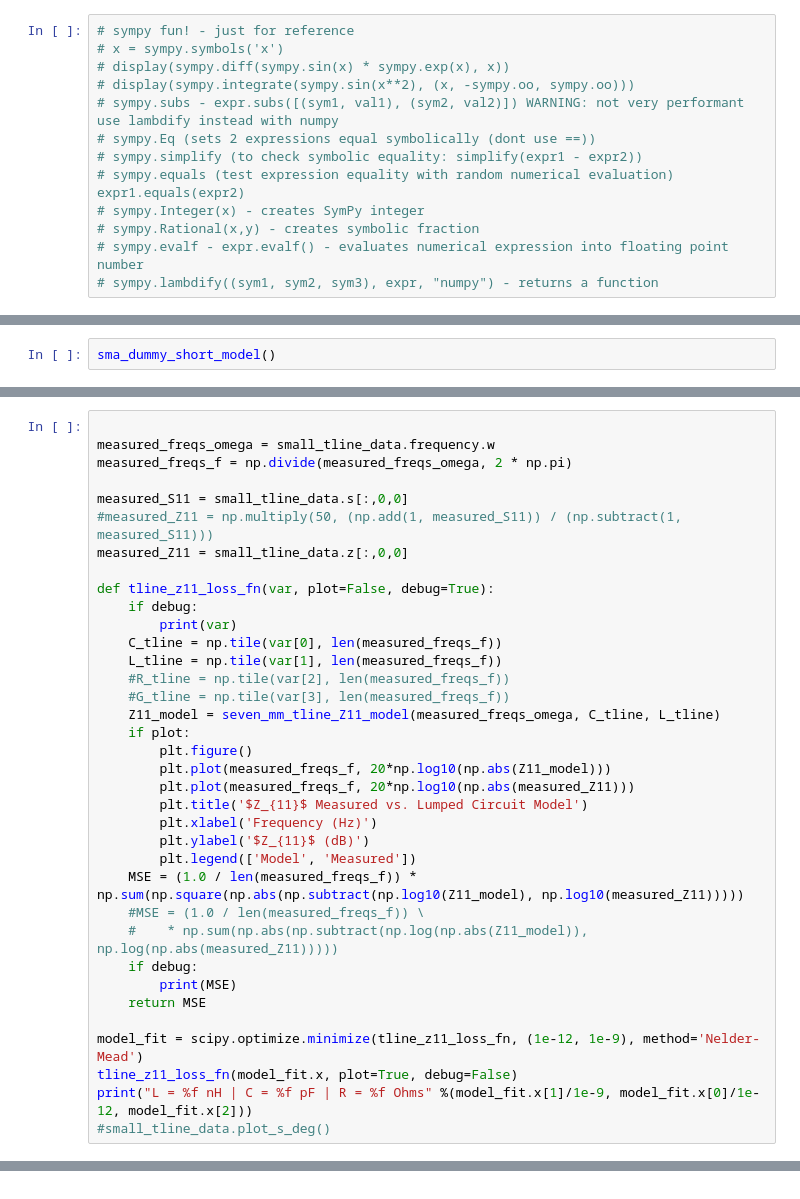
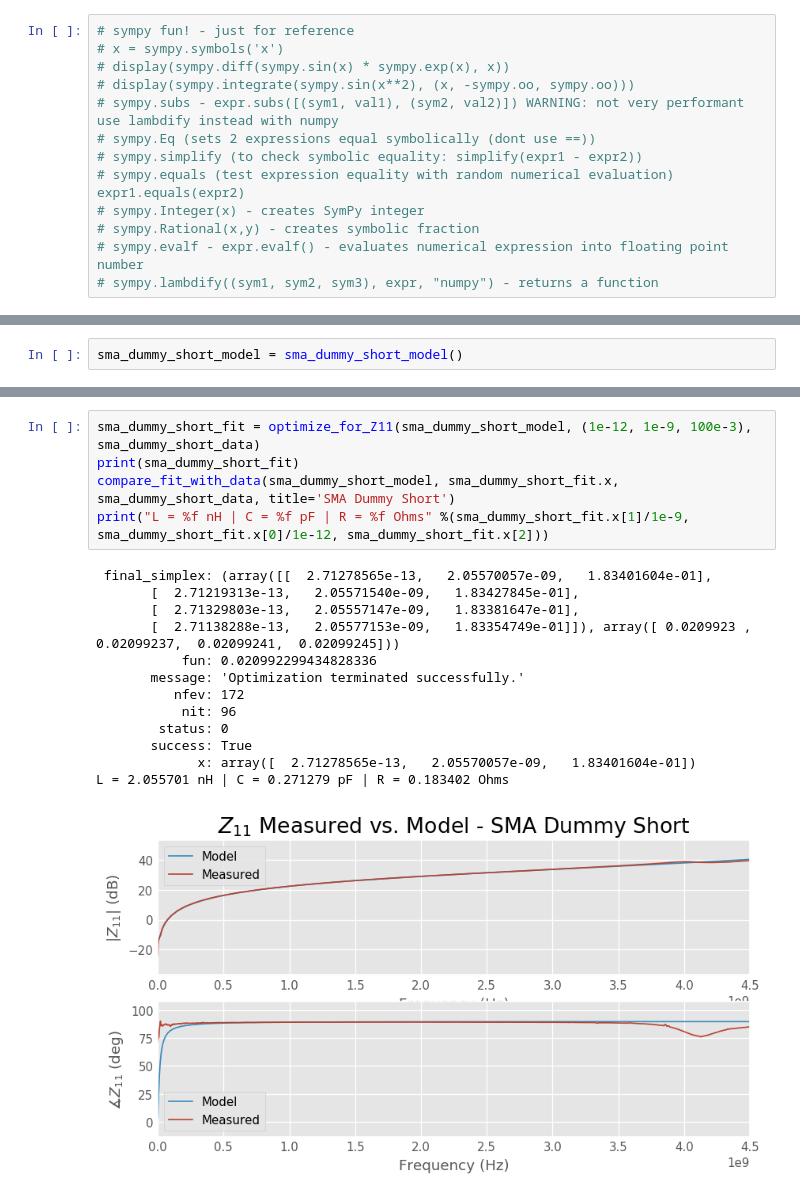
Before and after one commit to vighneshiyer/ee142_labs, a Jupyter notebook: lab1_redux/Lab1_Notebook.ipynb, the cells around one changed output, grey strips where cells are left out. Cells and saved outputs as stored; diff of their text form.

```diff
--- a/lab1_redux/Lab1_Notebook.ipynb
+++ b/lab1_redux/Lab1_Notebook.ipynb
@@ -108,5 +122,5 @@ def open_model():
 # %%
-sma_dummy_short_model()
+sma_dummy_short_model = sma_dummy_short_model()
 # %% [output]
 SMA Dummy Short Z11 Symbolic Model:
 $$- \frac{i \left(i L \omega + R\right)}{C \omega \left(i L \omega + R\right) - i}$$
@@ -177,36 +135,0 @@ $$- \frac{i L_{tline} \omega}{C_{tline} L_{tline} \omega^{2} - 1}$$
-# %%
-
-measured_freqs_omega = small_tline_data.frequency.w
-measured_freqs_f = np.divide(measured_freqs_omega, 2 * np.pi)
-
-measured_S11 = small_tline_data.s[:,0,0]
-#measured_Z11 = np.multiply(50, (np.add(1, measured_S11)) / (np.subtract(1, measured_S11)))
-measured_Z11 = small_tline_data.z[:,0,0]
-
-def tline_z11_loss_fn(var, plot=False, debug=True):
-    if debug:
-        print(var)
-    C_tline = np.tile(var[0], len(measured_freqs_f))
-    L_tline = np.tile(var[1], len(measured_freqs_f))
-    #R_tline = np.tile(var[2], len(measured_freqs_f))
-    #G_tline = np.tile(var[3], len(measured_freqs_f))
-    Z11_model = seven_mm_tline_Z11_model(measured_freqs_omega, C_tline, L_tline)
-    if plot:
-        plt.figure()
-        plt.plot(measured_freqs_f, 20*np.log10(np.abs(Z11_model)))
-        plt.plot(measured_freqs_f, 20*np.log10(np.abs(measured_Z11)))
-        plt.title('$Z_{11}$ Measured vs. Lumped Circuit Model')
-        plt.xlabel('Frequency (Hz)')
-        plt.ylabel('$Z_{11}$ (dB)')
-        plt.legend(['Model', 'Measured'])
-    MSE = (1.0 / len(measured_freqs_f)) * np.sum(np.square(np.abs(np.subtract(np.log10(Z11_model), np.log10(measured_Z11)))))
-    #MSE = (1.0 / len(measured_freqs_f)) \
-    #    * np.sum(np.abs(np.subtract(np.log(np.abs(Z11_model)), np.log(np.abs(measured_Z11)))))
-    if debug:
-        print(MSE)
-    return MSE
-
-model_fit = scipy.optimize.minimize(tline_z11_loss_fn, (1e-12, 1e-9), method='Nelder-Mead')
-tline_z11_loss_fn(model_fit.x, plot=True, debug=False)
-print("L = %f nH | C = %f pF | R = %f Ohms" %(model_fit.x[1]/1e-9, model_fit.x[0]/1e-12, model_fit.x[2]))
-#small_tline_data.plot_s_deg()
@@ -298,0 +182,19 @@ C_fr = 11.845131 fF | C_pp = -0.126434 pF
+# %%
+sma_dummy_short_fit = optimize_for_Z11(sma_dummy_short_model, (1e-12, 1e-9, 100e-3), sma_dummy_short_data)
+print(sma_dummy_short_fit)
+compare_fit_with_data(sma_dummy_short_model, sma_dummy_short_fit.x, sma_dummy_short_data, title='SMA Dummy Short')
+print("L = %f nH | C = %f pF | R = %f Ohms" %(sma_dummy_short_fit.x[1]/1e-9, sma_dummy_short_fit.x[0]/1e-12, sma_dummy_short_fit.x[2]))
+# %% [output]
+ final_simplex: (array([[  2.71278565e-13,   2.05570057e-09,   1.83401604e-01],
+       [  2.71219313e-13,   2.05571540e-09,   1.83427845e-01],
+       [  2.71329803e-13,   2.05557147e-09,   1.83381647e-01],
+       [  2.71138288e-13,   2.05577153e-09,   1.83354749e-01]]), array([ 0.0209923 ,  0.02099237,  0.02099241,  0.02099245]))
+           fun: 0.020992299434828336
+       message: 'Optimization terminated successfully.'
+          nfev: 172
+           nit: 96
+        status: 0
+       success: True
+             x: array([  2.71278565e-13,   2.05570057e-09,   1.83401604e-01])
+L = 2.055701 nH | C = 0.271279 pF | R = 0.183402 Ohms
+[figure, added]
```
Also changed, not shown: parts of 12 cells of this notebook.
